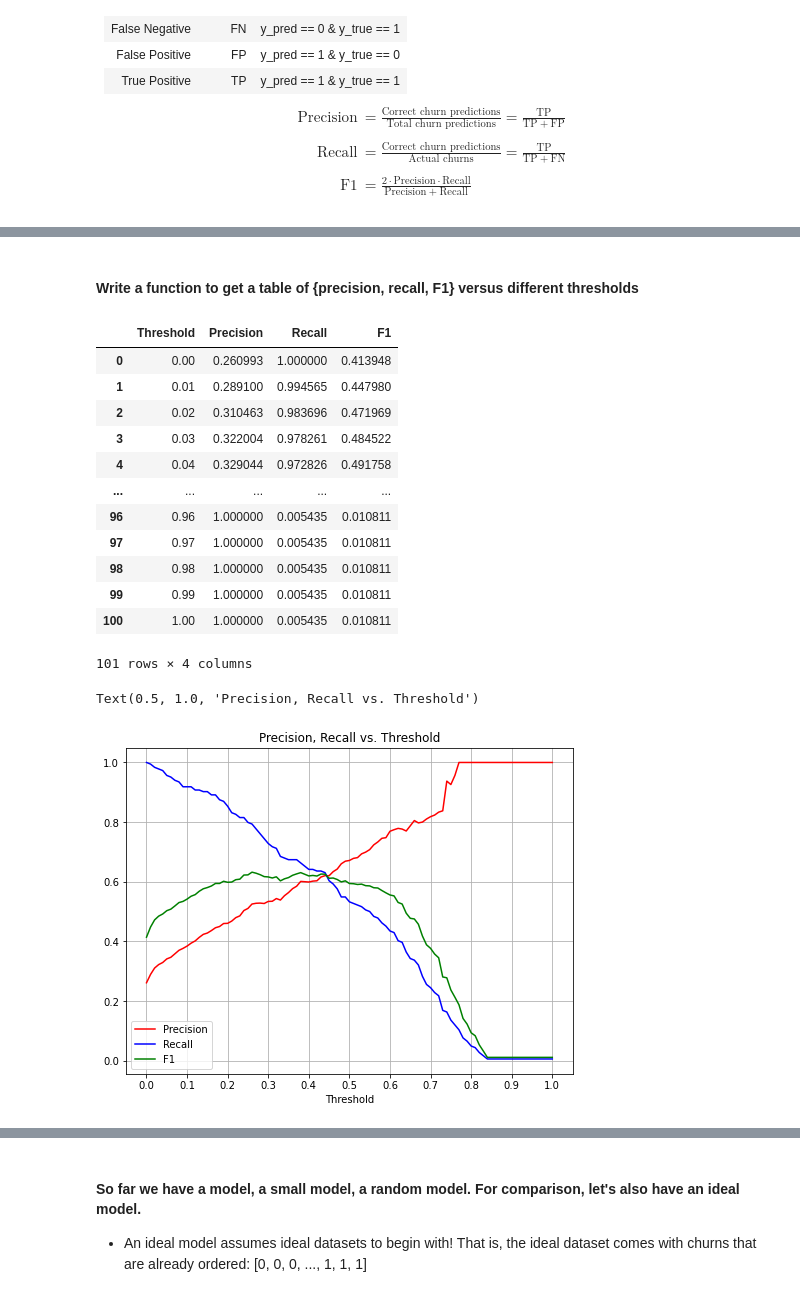
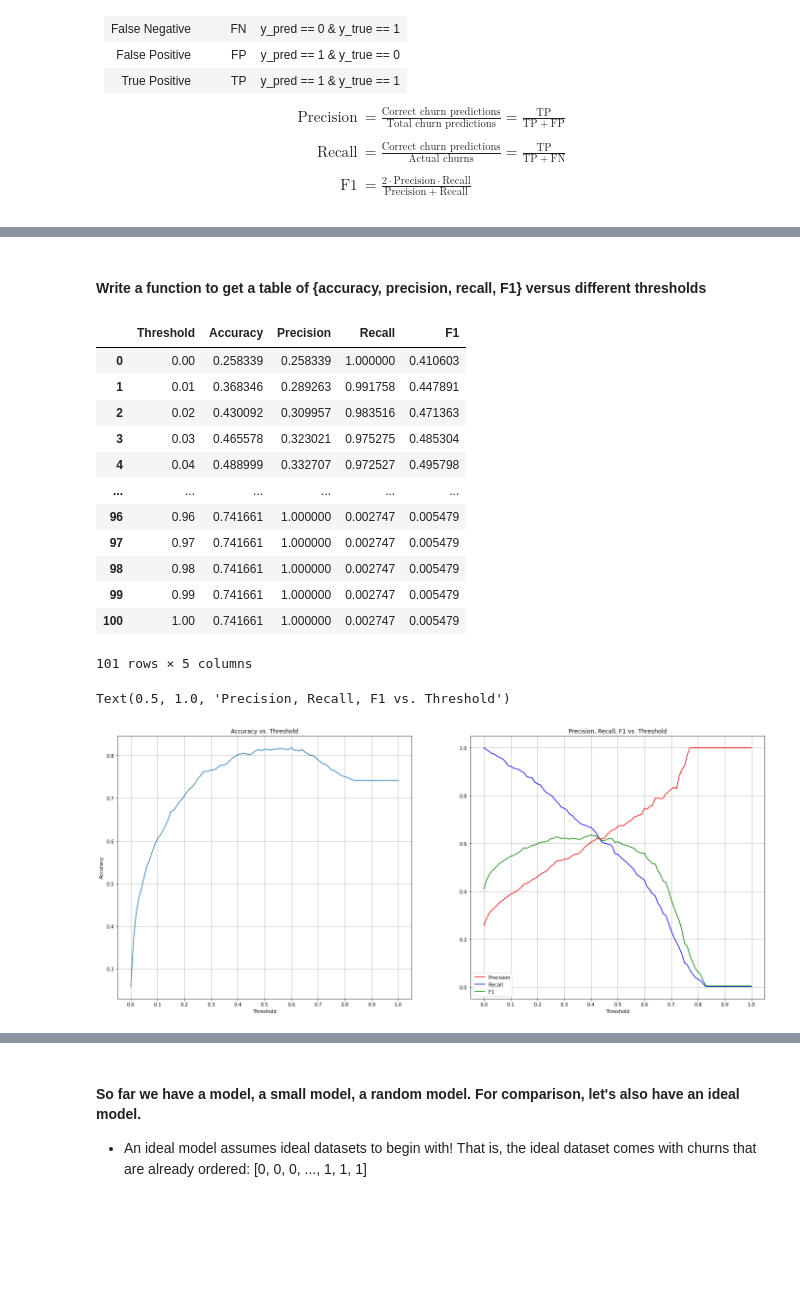
Before and after one commit to jamesczq/machine-learning-bootcamp, a Jupyter notebook: classification-workshop.ipynb, the cells around one changed output, grey strips where cells are left out. Saved outputs shown, nothing was run; the diff lists cells and outputs as text; code cells hidden in the pictures; blank space fills up the shorter version.

```diff
--- a/classification-workshop.ipynb
+++ b/classification-workshop.ipynb
@@ -148,7 +163,7 @@ from sklearn.model_selection import train_test_split
 # %% [markdown]
 #### Say set Train + Validation  = 80%, Test 20%,
 # %%
-TRAIN_RATIO, VALID_RATIO, TEST_RATIO = 0.7, 0.1, 0.2
+TRAIN_RATIO, VALID_RATIO, TEST_RATIO = 0.6, 0.2, 0.2
 
 df_train_full, df_test = train_test_split(df, test_size=TEST_RATIO, random_state=12)
 # Further split into Traininng and Validation sets
@@ -565,7 +688,9 @@ def get_precision_recall_f1(y_true, y_pred, threshold=0.5):
 # %%
 # Model's validation performance
-precision, recall, f1 = get_precision_recall_f1(y_valid, y_valid_pred)
+accu = accuracy_score(y_valid, y_valid_pred>=0.44)
+precision, recall, f1 = get_precision_recall_f1(y_valid, y_valid_pred, threshold=0.44)
 print(f"Model validation performance:")
+print("Acuracy:", f"{accu:.4f}")
 print(f"Precision: {precision:.4f}\nRecall: {recall:.4f}\nF1: {f1:.4f}")
 # %% [output]
 Model validation performance:
@@ -617,54 +701,62 @@ F1: 0.6253
 # %% [markdown]
-#### Write a function to get a table of {precision, recall, F1} versus different thresholds
+#### Write a function to get a table of {accuracy, precision, recall, F1} versus different thresholds
 # %%
-def get_precision_recall_f1_dataframe(y_true, y_pred, n_thresholds=101):
+def get_accuracy_precision_recall_f1_dataframe(y_true, y_pred, n_thresholds=101):
     scores = []
     thresholds = np.linspace(0, 1, n_thresholds)
     for theta in thresholds:
+        accu = accuracy_score(y_true, y_pred >= theta)
         precision, recall, f1 = get_precision_recall_f1(y_true, y_pred, theta)
-        scores.append([theta, precision, recall, f1])
+        scores.append([theta, accu, precision, recall, f1])
     df_score = pd.DataFrame(
         scores,
-        columns = ['Threshold', 'Precision', 'Recall', 'F1'])
+        columns = ['Threshold', 'Accuracy', 'Precision', 'Recall', 'F1'])
     return df_score
 # %%
-model_scores_precision_recall_f1 = get_precision_recall_f1_dataframe(
-    y_valid, y_valid_pred
-)
+model_scores_precision_recall_f1 = get_accuracy_precision_recall_f1_dataframe(y_valid, y_valid_pred)
 model_scores_precision_recall_f1
 # %% [output]
-|  | Threshold | Precision | Recall | F1 |
-| 0 | 0.00 | 0.260993 | 1.000000 | 0.413948 |
-| 1 | 0.01 | 0.289100 | 0.994565 | 0.447980 |
-| 2 | 0.02 | 0.310463 | 0.983696 | 0.471969 |
-| 3 | 0.03 | 0.322004 | 0.978261 | 0.484522 |
-| 4 | 0.04 | 0.329044 | 0.972826 | 0.491758 |
-| ... | ... | ... | ... | ... |
-| 96 | 0.96 | 1.000000 | 0.005435 | 0.010811 |
-| 97 | 0.97 | 1.000000 | 0.005435 | 0.010811 |
-| 98 | 0.98 | 1.000000 | 0.005435 | 0.010811 |
-| 99 | 0.99 | 1.000000 | 0.005435 | 0.010811 |
-| 100 | 1.00 | 1.000000 | 0.005435 | 0.010811 |
+|  | Threshold | Accuracy | Precision | Recall | F1 |
+| 0 | 0.00 | 0.258339 | 0.258339 | 1.000000 | 0.410603 |
+| 1 | 0.01 | 0.368346 | 0.289263 | 0.991758 | 0.447891 |
+| 2 | 0.02 | 0.430092 | 0.309957 | 0.983516 | 0.471363 |
+| 3 | 0.03 | 0.465578 | 0.323021 | 0.975275 | 0.485304 |
+| 4 | 0.04 | 0.488999 | 0.332707 | 0.972527 | 0.495798 |
+| ... | ... | ... | ... | ... | ... |
+| 96 | 0.96 | 0.741661 | 1.000000 | 0.002747 | 0.005479 |
+| 97 | 0.97 | 0.741661 | 1.000000 | 0.002747 | 0.005479 |
+| 98 | 0.98 | 0.741661 | 1.000000 | 0.002747 | 0.005479 |
+| 99 | 0.99 | 0.741661 | 1.000000 | 0.002747 | 0.005479 |
+| 100 | 1.00 | 0.741661 | 1.000000 | 0.002747 | 0.005479 |
-101 rows × 4 columns
+101 rows × 5 columns
 # %%
 from matplotlib import pyplot as plt
 %matplotlib inline
 # %%
-plt.figure(figsize=(8, 6))
+fig, ax = plt.subplots(1, 2, figsize=(24, 10))
+
+x = model_scores_precision_recall_f1['Threshold']
+y = model_scores_precision_recall_f1['Accuracy']
+ax[0].plot(x, y)
+ax[0].grid()
+ax[0].set_xticks(np.linspace(0, 1, 11))
+ax[0].set_xlabel('Threshold')
+ax[0].set_ylabel('Accuracy')
+ax[0].set_title('Accuracy vs. Threshold')
 
 x = model_scores_precision_recall_f1['Threshold']
 y1 = model_scores_precision_recall_f1['Precision']
 y2 = model_scores_precision_recall_f1['Recall']
 y3 = model_scores_precision_recall_f1['F1']
-plt.plot(x, y1, 'r', label='Precision')
-plt.plot(x, y2, 'b', label='Recall')
-plt.plot(x, y3, 'g', label='F1')
-plt.grid()
-plt.legend()
-plt.xticks(np.linspace(0, 1, 11))
-plt.xlabel('Threshold')
-plt.title('Precision, Recall vs. Threshold')
+ax[1].plot(x, y1, 'r', label='Precision')
+ax[1].plot(x, y2, 'b', label='Recall')
+ax[1].plot(x, y3, 'g', label='F1')
+ax[1].grid()
+ax[1].legend()
+ax[1].set_xticks(np.linspace(0, 1, 11))
+ax[1].set_xlabel('Threshold')
+ax[1].set_title('Precision, Recall, F1 vs. Threshold')
 # %% [output]
-Text(0.5, 1.0, 'Precision, Recall vs. Threshold')
+Text(0.5, 1.0, 'Precision, Recall, F1 vs. Threshold')
-[figure, old version]
+[figure, new version]
 # %% [markdown]
```
Also changed, not shown: parts of 53 cells of this notebook.
